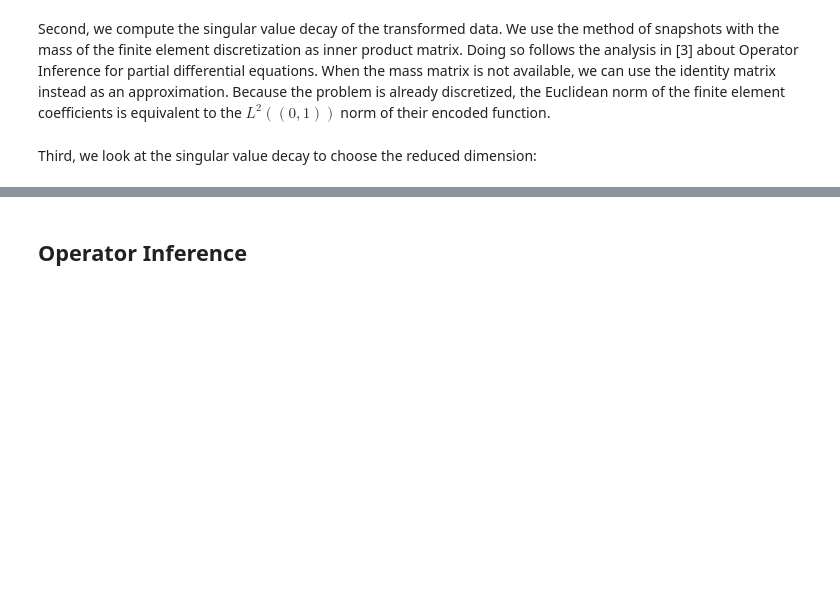
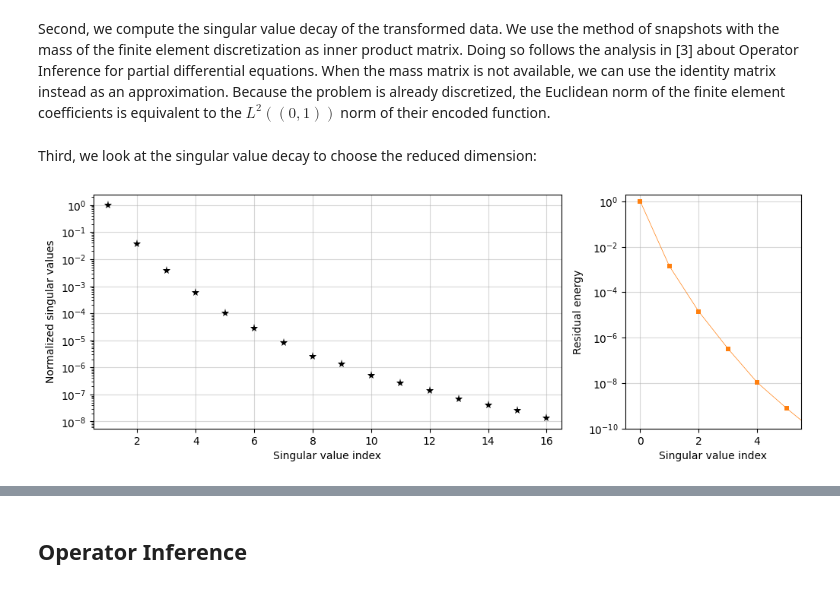
Before and after one commit to nicolearetz/rom-operator-inference-Python3, a Jupyter notebook: docs/source/tutorials/nested.ipynb, the cells around one changed output, grey strips where cells are left out. Drawn from its saved outputs; the diff is of its cells as text; code cells hidden in the pictures; blank space fills up the shorter version.

Commit message:
finished reduced space in nested tutorial notebook

```diff
--- a/docs/source/tutorials/nested.ipynb
+++ b/docs/source/tutorials/nested.ipynb
@@ -90,4 +94,18 @@ VR, svdvals, __ = opinf.basis.method_of_snapshots(states=U_transformed, inner_pr
 # %% [markdown]
 Third, we look at the singular value decay to choose the reduced dimension:
 # %%
-# todo: use package to choose reduced dimension
+# plots of singular values and residual energy
+fig, axs = plt.subplots(1, 2, figsize=(12, 4), width_ratios=[16, 6])
+
+# left plot: singluar value decay
+opinf.basis.svdval_decay(svdvals, threshold=[], ax=axs[0])
+axs[0].grid(True, alpha=0.5)
+axs[0].set_xlim(0.5, 16.5)
+
+# right plot: residual energy (NOT in percent)
+opinf.basis.residual_energy(svdvals, threshold=[], ax=axs[1])
+axs[1].set_ylim(1e-10, 2)
+axs[1].set_xlim(-0.5, 5.5)
+axs[1].grid(True, alpha=0.5)
+# %% [output]
+[figure, added]
```
Also changed, not shown: parts of 7 cells of this notebook.
